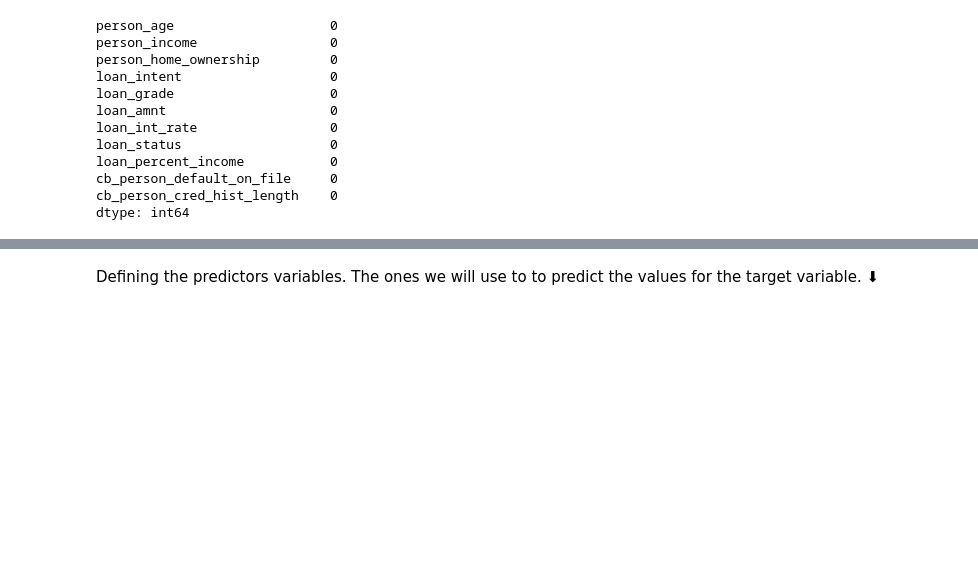
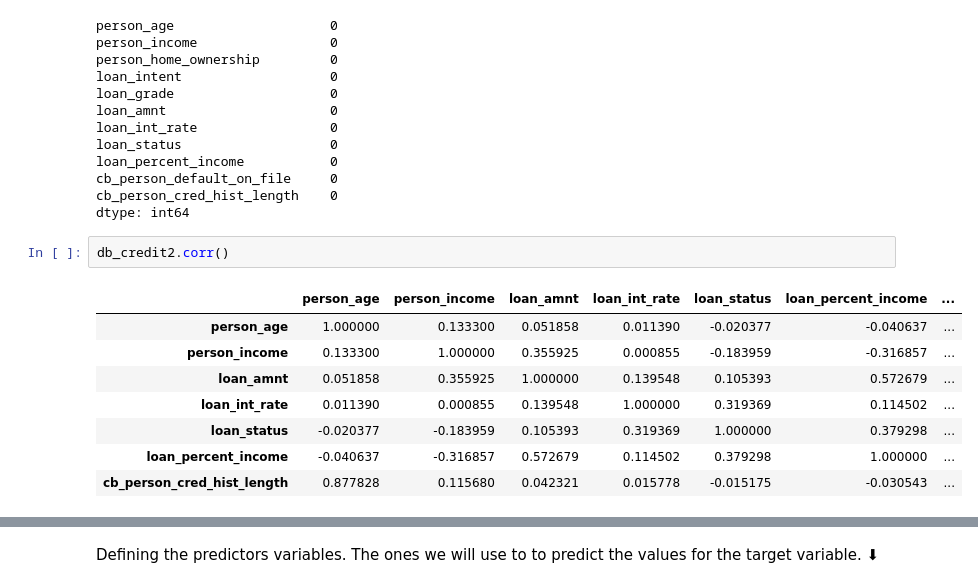
Before and after one commit to LucianaKimura/DataScience, a Jupyter notebook: Credito.ipynb, the cells around one changed output, grey strips where cells are left out. Drawn from its saved outputs; the diff is of its cells as text; blank space fills up the shorter version.

```diff
--- a/Credito.ipynb
+++ b/Credito.ipynb
@@ -310,3 +310,14 @@ loan_percent_income           0
 cb_person_default_on_file     0
 cb_person_cred_hist_length    0
 dtype: int64
+# %%
+db_credit2.corr()
+# %% [output]
+|  | person_age | person_income | loan_amnt | loan_int_rate | loan_status | loan_percent_income | ... |
+| person_age | 1.000000 | 0.133300 | 0.051858 | 0.011390 | -0.020377 | -0.040637 | ... |
+| person_income | 0.133300 | 1.000000 | 0.355925 | 0.000855 | -0.183959 | -0.316857 | ... |
+| loan_amnt | 0.051858 | 0.355925 | 1.000000 | 0.139548 | 0.105393 | 0.572679 | ... |
+| loan_int_rate | 0.011390 | 0.000855 | 0.139548 | 1.000000 | 0.319369 | 0.114502 | ... |
+| loan_status | -0.020377 | -0.183959 | 0.105393 | 0.319369 | 1.000000 | 0.379298 | ... |
+| loan_percent_income | -0.040637 | -0.316857 | 0.572679 | 0.114502 | 0.379298 | 1.000000 | ... |
+| cb_person_cred_hist_length | 0.877828 | 0.115680 | 0.042321 | 0.015778 | -0.015175 | -0.030543 | ... |
```
Also changed, not shown: parts of 10 cells of this notebook.
